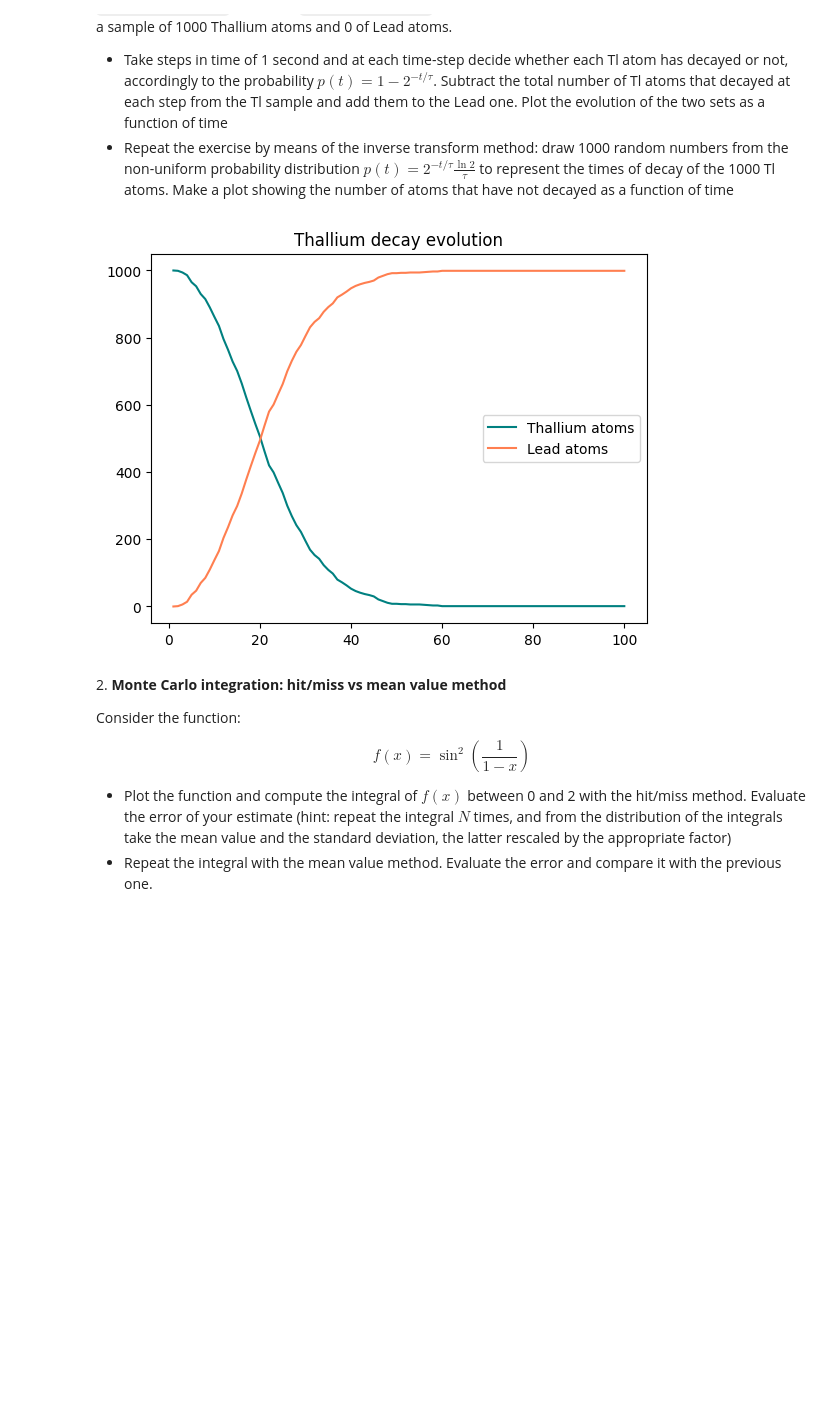
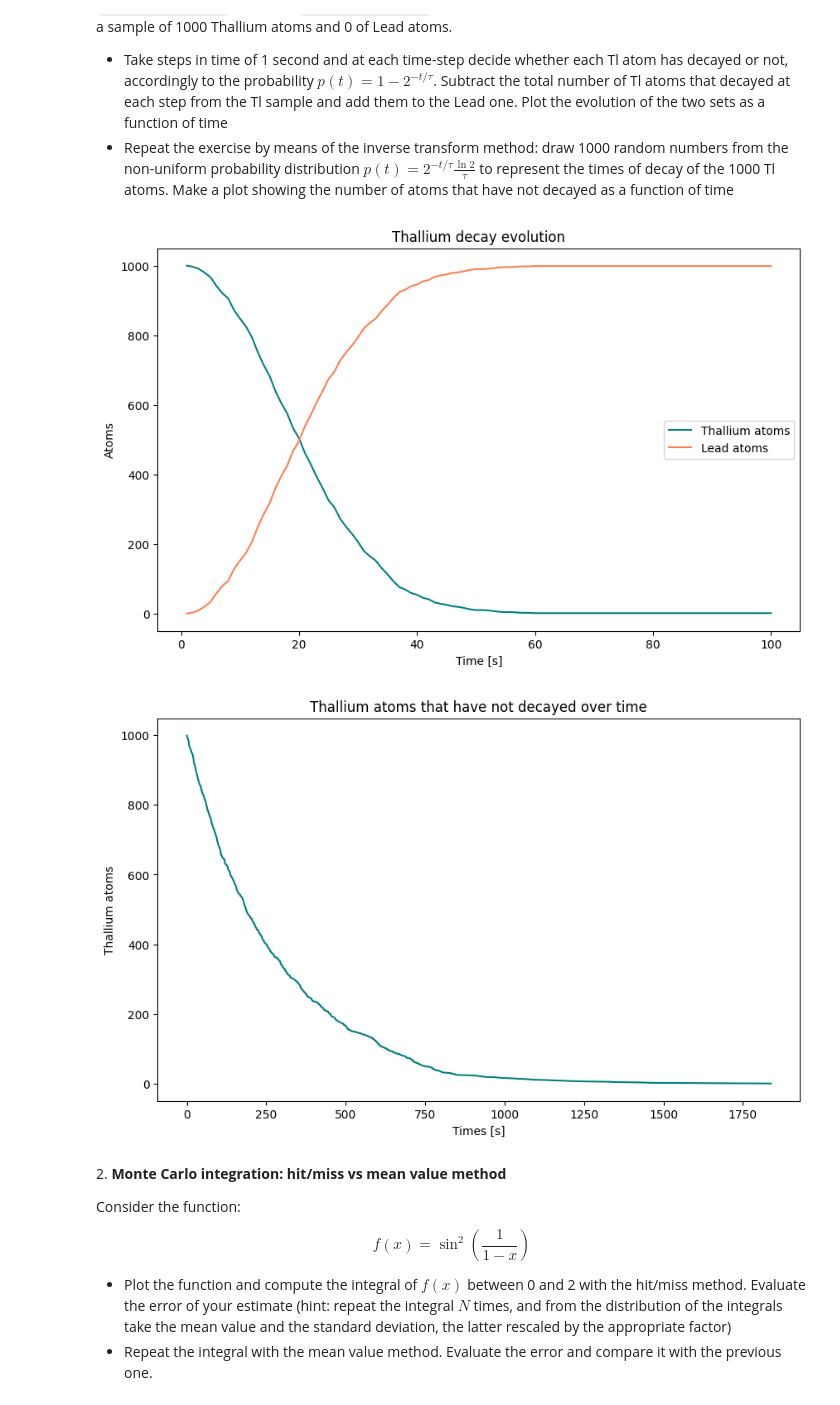
Before and after one commit to chiaraschiavo/ScientificComputingWithPython2022, a Jupyter notebook: 11ex_montecarlo.ipynb, the cells around one changed output. Saved outputs shown, nothing was run; the diff lists cells and outputs as text; code cells hidden in the pictures; some formulas as TeX source; blank space fills up the shorter version.

```diff
--- a/11ex_montecarlo.ipynb
+++ b/11ex_montecarlo.ipynb
@@ -13,51 +14,81 @@ ${\rm Tl}^{208}$ decays to ${\rm Pb}^{208}$ with a half-life $\tau$ of 3.052 min
 * Take steps in time of 1 second and at each time-step decide whether each Tl atom has decayed or not, accordingly to the probability $p(t)=1-2^{-t/\tau}$. Subtract the total number of Tl atoms that decayed at each step from the Tl sample and add them to the Lead one. Plot the evolution of the two sets as a function of time
 * Repeat the exercise by means of the inverse transform method: draw 1000 random numbers from the non-uniform probability distribution $p(t)=2^{-t/\tau}\frac{\ln 2}{\tau}$ to represent the times of decay of the 1000 Tl atoms. Make a plot showing the number of atoms that have not decayed as a function of time
 # %%
+def prob(t, tau):
+    return 1-2**(-t/tau)
+
 tau = 3.052*60   #seconds
 
+#Thallium
 Tl_atoms = np.empty(100)
-Nt = 1000  #Tallium atoms
+Nt = 1000  #number of Thallium atoms
 Tl_atoms[0]= Nt
 
+#Lead
 L_atoms = np.empty(100)
-Nl = 0     #Lead atoms
+Nl = 0     #number of Lead atoms
 L_atoms[0]= Nl
 
-
-def prob(t, tau):
-    return 1-2**(-t/tau)
 
 for t in range(1, 100, 1):
     to_decay = 0
     instant_p = prob(t, tau)
     for i in range(1, Nt, 1): # For every Thallium atom try to see if decaded
         a = 0
         if np.random.rand() <= instant_p: # Decayed
             a=1
         else:
             a=0
         to_decay = to_decay +  a
 
     #Subtract the total number of Tl atoms that decayed at each step from the Tl sample
     Nt = Nt - to_decay
     Tl_atoms[t] = Nt
     #Add them to the Lead one
     Nl = Nl + to_decay
     L_atoms[t] = Nl
 
 #Plot the evolution of the two sets as a function of time
-fig = plt.figure()
+fig = plt.figure(figsize=(10,6))
 temp = np.linspace(1,100,100)
 plt.plot(temp, Tl_atoms, color='teal', label='Thallium atoms')
 plt.plot(temp, L_atoms, color='coral', label='Lead atoms')
 plt.legend()
+plt.xlabel('Time [s]')
+plt.ylabel('Atoms')
 plt.title('Thallium decay evolution')
 
-
+#Repeat the exercise by means of the inverse transform method
 def prob2(t,tau):
     return 2**(-t/tau)*math.log(2)/tau
+
+def expon_cdf(x, tau):
+    """  CDF of exponetial distribution  """
+    return (1 - 2**(-x/tau))
+
+def expon_icdf(p, tau):
+    """  Inverse CDF of exponential distribution  """
+    return -tau* np.log2(1 - p)
+
+#draw 1000 random numbers from the non-uniform probability distribution
+N = 1000
+u = np.random.random(N)
+t = expon_icdf(u,tau)  #apply the inverse of the CDF
+decay_time = np.sort(t)[::-1]
+
+#Make a plot showing the number of atoms that have not decayed as a function of time
+fig2 = plt.figure(figsize=(10,6))
+x = np.arange(0,len(decay_time),1)
+
+plt.plot(decay_time, x, 'teal')
+plt.title('Thallium atoms that have not decayed over time')
+plt.xlabel('Times [s]')
+plt.ylabel('Thallium atoms')
+
+plt.show()
 # %% [output]
-[figure, old version]
+[figure, new version]
+[figure, added]
 # %% [markdown]
 2\. **Monte Carlo integration: hit/miss vs mean value method**
 
```
Also changed, not shown: parts of 4 cells of this notebook, 1 other file.
